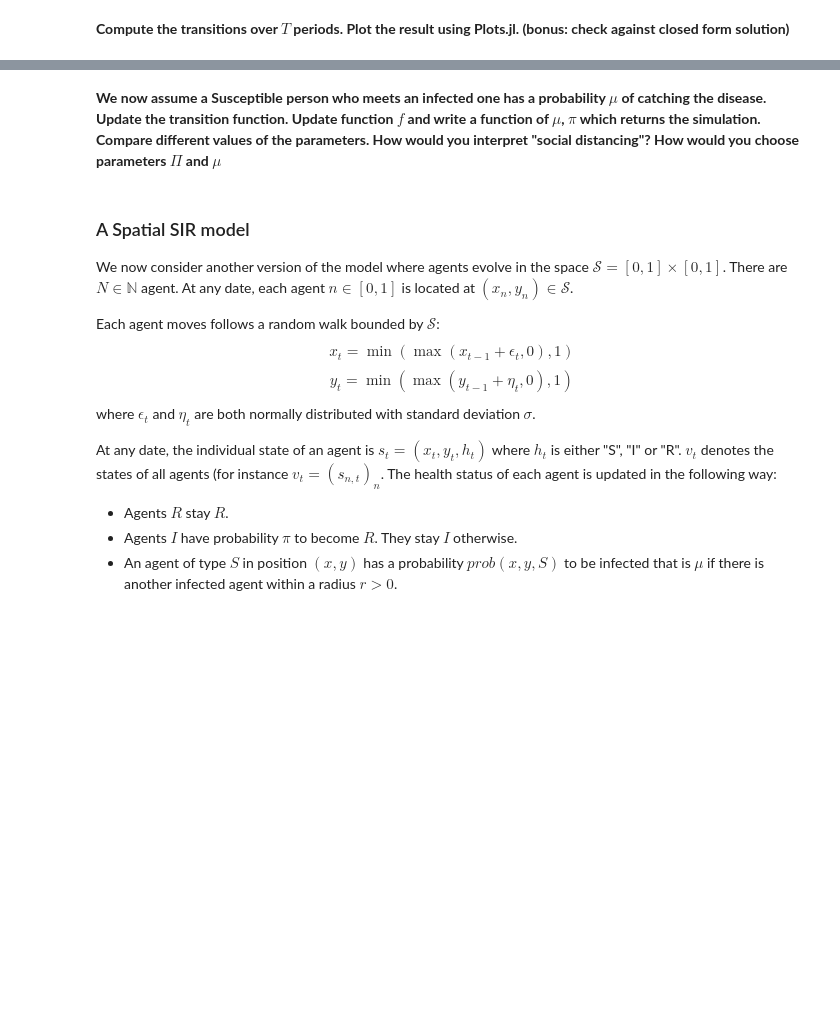
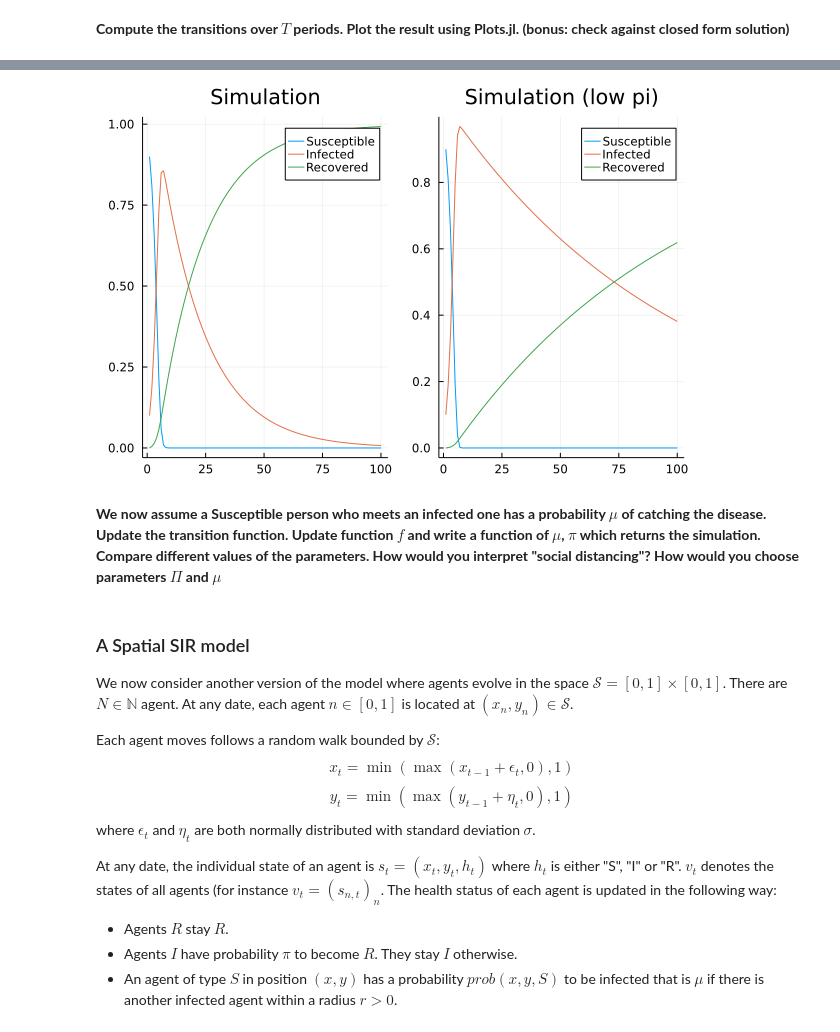
Before and after one commit to albop/eco309, a Jupyter notebook: tutorials/1_2_Epidemiology_correction.ipynb, the cells around one changed output, grey strips where cells are left out. Saved outputs shown, nothing was run; the diff lists cells and outputs as text; code cells hidden in the pictures; blank space fills up the shorter version.

```diff
--- a/tutorials/1_2_Epidemiology_correction.ipynb
+++ b/tutorials/1_2_Epidemiology_correction.ipynb
@@ -34,0 +48,12 @@ __Compute the transition function `f` for the vector state $s_t$ returning $s_{t
+# %%
+function f(s; π=0.05)
+
+    n_S, n_I, n_R = s
+
+    nn_S = n_S - n_S*n_I
+    nn_I = n_I + n_S*n_I - π*n_I
+    nn_R = n_R + π*(n_I)
+
+    return [nn_S, nn_I, nn_R]
+
+end
@@ -37,3 +109,22 @@ __Compute the transitions over $T$ periods. Plot the result using Plots.jl. (bon
+# %%
+sim = simulate(s0; T=100);
+sim2 = simulate(s0; T=100, π=0.01);
+
+pl = plot(title="Simulation")
+plot!(pl, [e.S for e in sim]; label="Susceptible")
+plot!(pl, [e.I for e in sim]; label="Infected")
+plot!(pl, [e.R for e in sim]; label="Recovered")
+
+
+pl2 = plot(title="Simulation (low pi)")
+plot!(pl2, [e.S for e in sim2]; label="Susceptible")
+plot!(pl2, [e.I for e in sim2]; label="Infected")
+plot!(pl2, [e.R for e in sim2]; label="Recovered")
+pl2
+
+plot(pl, pl2)
+# %% [output]
+[figure, added]
 # %% [markdown]
 __We now assume a Susceptible person who meets an infected one has a probability $\mu$ of catching the disease. Update the transition function. Update function $f$ and write a function of $\mu$, $\pi$ which returns the simulation. Compare different values of the parameters. How would you interpret "social distancing"? How would you choose parameters $\Pi$ and $\mu$__
 # %% [markdown]
```
Also changed, not shown: parts of 10 cells of this notebook, 22 other files.
